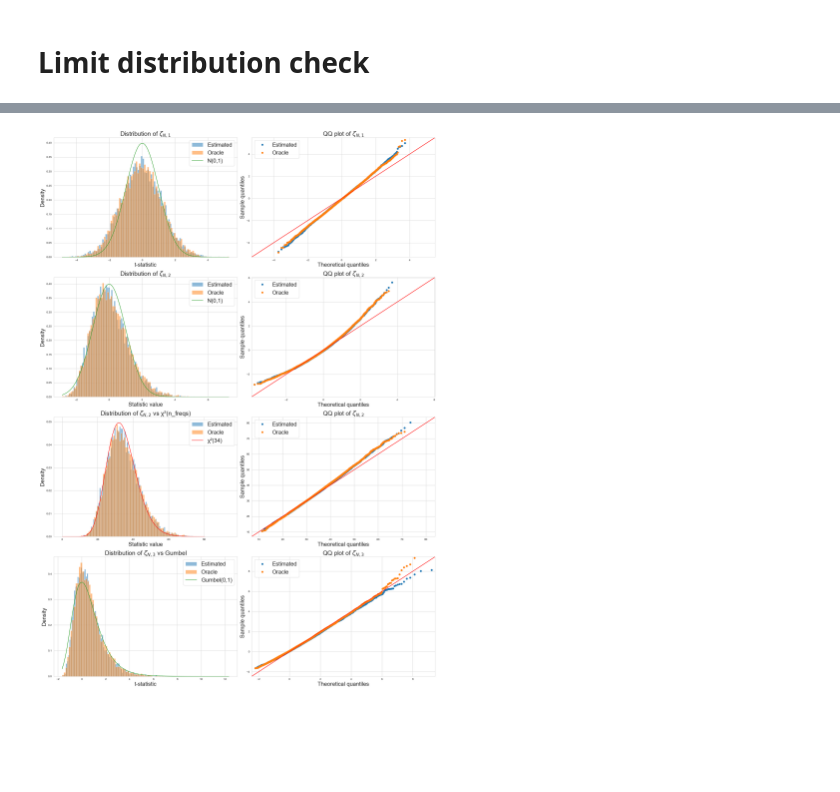
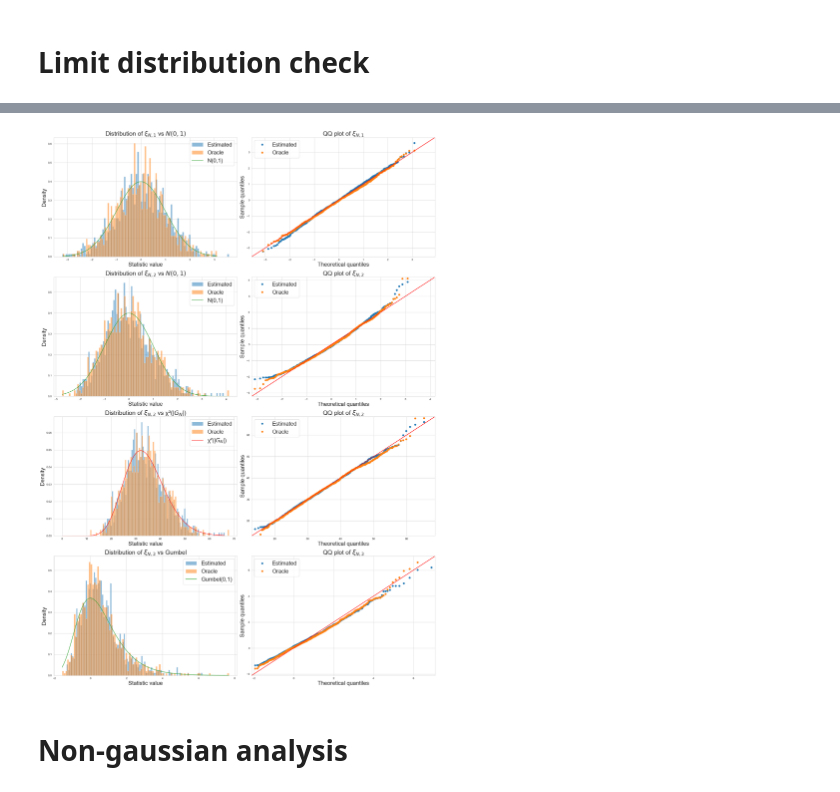
Before and after one commit to alexisrosuel/lrv-test, a Jupyter notebook: notebooks/clt_arma.ipynb, the cells around one changed output, grey strips where cells are left out. Drawn from its saved outputs; the diff is of its cells as text; code cells hidden in the pictures; blank space fills up the shorter version.

```diff
--- a/notebooks/clt_arma.ipynb
+++ b/notebooks/clt_arma.ipynb
@@ -72,0 +137,10 @@ results_hat = Parallel(n_jobs=5)(
+# %%
+results = Parallel(n_jobs=5)(delayed(run)(**task) for task in tqdm(tasks))
+
+with open(storage_path / "results.pkl", "wb") as f:
+    pickle.dump(results, f)
+# %%
+# load from pickle
+
+with open(storage_path / "results.pkl", "rb") as f:
+    results = pickle.load(f)
@@ -73,2 +149,4 @@ results_hat = Parallel(n_jobs=5)(
+# %%
+gaussian_results = [r for r in results if r["noise_func"] == "gaussian_sample"]
 # %%
 # plot distribution of t_stat_0
@@ -359,15 +461,19 @@ fig, axs = plt.subplots(4, 2, figsize=(2 * 10, 7 * 4))
 
 # plot distribution of t_stat_1
 ax = axs[0, 0]
-all_t_stat_1_oracle = np.array([r.t_stat_1 for r in results_oracle])
-all_t_stat_1_hat = np.array([r.t_stat_1 for r in results_hat])
+all_t_stat_1_oracle = np.array(
+    [r["lrv"].t_stat_1 for r in gaussian_results if r["oracle_sd"] is not None]
+)
+all_t_stat_1_hat = np.array(
+    [r["lrv"].t_stat_1 for r in gaussian_results if r["oracle_sd"] is None]
+)
 ax.hist(all_t_stat_1_hat, bins=100, density=True, alpha=0.5, label="Estimated")
 ax.hist(all_t_stat_1_oracle, bins=100, density=True, alpha=0.5, label="Oracle")
 x_range = np.linspace(np.min(all_t_stat_1_oracle), np.max(all_t_stat_1_oracle), 100)
 ax.plot(x_range, norm.pdf(x_range, 0, 1), label="N(0,1)")
 ax.legend(fontsize=20)
-ax.set_title(r"Distribution of $\zeta_{N, 1}$", fontsize=22)
-ax.set_xlabel("t-statistic", fontsize=20)
+ax.set_title(r"Distribution of $\xi_{N, 1}$ vs $N(0,1)$", fontsize=22)
+ax.set_xlabel("Statistic value", fontsize=20)
 ax.set_ylabel("Density", fontsize=20)
 
 ax = axs[0, 1]
@@ -391,7 +497,7 @@ qqplot(
     markeredgecolor="tab:orange",
     label="Oracle",
 )
-ax.set_title(r"QQ plot of $\zeta_{N, 1}$", fontsize=22)
+ax.set_title(r"QQ plot of $\xi_{N, 1}$", fontsize=22)
 ax.set_xlabel("Theoretical quantiles", fontsize=20)
 ax.set_ylabel("Sample quantiles", fontsize=20)
 ax.legend(fontsize=20)
@@ -401,9 +507,13 @@ ax.legend(fontsize=20)
 
 # Plot t_stat_2 values against N(0,1)
 ax = axs[1, 0]
-n_freqs = len(results_oracle[0].t_stats_0)
-all_t_stat_2_oracle = np.array([r.t_stat_2 for r in results_oracle])
-all_t_stat_2_hat = np.array([r.t_stat_2 for r in results_hat])
+n_freqs = len(freqs)
+all_t_stat_2_oracle = np.array(
+    [r["lrv"].t_stat_2 for r in gaussian_results if r["oracle_sd"] is not None]
+)
+all_t_stat_2_hat = np.array(
+    [r["lrv"].t_stat_2 for r in gaussian_results if r["oracle_sd"] is None]
+)
 ax.hist(all_t_stat_2_hat, bins=100, density=True, alpha=0.5, label="Estimated")
 ax.hist(all_t_stat_2_oracle, bins=100, density=True, alpha=0.5, label="Oracle")
 x_range = np.linspace(
@@ -413,7 +523,7 @@ x_range = np.linspace(
 )
 ax.plot(x_range, norm.pdf(x_range, 0, 1), label="N(0,1)")
 
-ax.set_title(r"Distribution of $\zeta_{N, 2}$", fontsize=22)
+ax.set_title(r"Distribution of $\xi_{N, 2}$ vs $N(0,1)$", fontsize=22)
 ax.set_xlabel("Statistic value", fontsize=20)
 ax.set_ylabel("Density", fontsize=20)
 ax.legend(fontsize=20)
@@ -441,7 +551,7 @@ qqplot(
     label="Oracle",
 )
 ax.legend(fontsize=20)
-ax.set_title(r"QQ plot of $\zeta_{N, 2}$", fontsize=22)
+ax.set_title(r"QQ plot of $\xi_{N, 2}$", fontsize=22)
 ax.set_xlabel("Theoretical quantiles", fontsize=20)
 ax.set_ylabel("Sample quantiles", fontsize=20)
 
@@ -450,15 +560,19 @@ ax.set_ylabel("Sample quantiles", fontsize=20)
 
 # Plot t_stat_3 values against chi2
 ax = axs[2, 0]
-n_freqs = len(results_oracle[0].t_stats_0)
-all_t_stat_3_oracle = np.array([r.t_stat_3 for r in results_oracle])
-all_t_stat_3_hat = np.array([r.t_stat_3 for r in results_hat])
+n_freqs = len(freqs)
+all_t_stat_3_oracle = np.array(
+    [r["lrv"].t_stat_3 for r in gaussian_results if r["oracle_sd"] is not None]
+)
+all_t_stat_3_hat = np.array(
+    [r["lrv"].t_stat_3 for r in gaussian_results if r["oracle_sd"] is None]
+)
 ax.hist(all_t_stat_3_hat, bins=100, density=True, alpha=0.5, label="Estimated")
 ax.hist(all_t_stat_3_oracle, bins=100, density=True, alpha=0.5, label="Oracle")
 x_range = np.linspace(0, np.max(all_t_stat_3_hat), 1000)
-ax.plot(x_range, chi2.pdf(x_range, df=n_freqs), label=f"χ²({n_freqs})", color="red")
+ax.plot(x_range, chi2.pdf(x_range, df=n_freqs), label=r"χ²(|$G_N$|)", color="red")
 
-ax.set_title(r"Distribution of $\zeta_{N,2}$ vs χ²(n_freqs)", fontsize=22)
+ax.set_title(r"Distribution of $\xi_{N,2}$ vs χ²(|$G_N$|)", fontsize=22)
 ax.set_xlabel("Statistic value", fontsize=20)
 ax.set_ylabel("Density", fontsize=20)
 ax.legend(fontsize=20)
@@ -488,7 +602,7 @@ qqplot(
     label="Oracle",
 )
 ax.legend(fontsize=20)
-ax.set_title(r"QQ plot of $\zeta_{N, 2}$", fontsize=22)
+ax.set_title(r"QQ plot of $\xi_{N, 2}$", fontsize=22)
 ax.set_xlabel("Theoretical quantiles", fontsize=20)
 ax.set_ylabel("Sample quantiles", fontsize=20)
 
@@ -498,8 +612,12 @@ ax.set_ylabel("Sample quantiles", fontsize=20)
 
 # plot t_stat_4 against Gumbel
 ax = axs[3, 0]
-all_t_stat_4_oracle = np.array([r.t_stat_4 for r in results_oracle])
-all_t_stat_4_hat = np.array([r.t_stat_4 for r in results_hat])
+all_t_stat_4_oracle = np.array(
+    [r["lrv"].t_stat_4 for r in gaussian_results if r["oracle_sd"] is not None]
+)
+all_t_stat_4_hat = np.array(
+    [r["lrv"].t_stat_4 for r in gaussian_results if r["oracle_sd"] is None]
+)
 ax.hist(all_t_stat_4_hat, bins=100, density=True, alpha=0.5, label="Estimated")
 ax.hist(all_t_stat_4_oracle, bins=100, density=True, alpha=0.5, label="Oracle")
 x_range = np.linspace(
@@ -509,8 +627,8 @@ x_range = np.linspace(
 )
 ax.plot(x_range, gumbel_r.pdf(x_range), label="Gumbel(0,1)")
 ax.legend(fontsize=20)
-ax.set_title(r"Distribution of $\zeta_{N,3}$ vs Gumbel", fontsize=22)
-ax.set_xlabel("t-statistic", fontsize=20)
+ax.set_title(r"Distribution of $\xi_{N,3}$ vs Gumbel", fontsize=22)
+ax.set_xlabel("Statistic value", fontsize=20)
 ax.set_ylabel("Density", fontsize=20)
 
 ax = axs[3, 1]
@@ -519,32 +637,34 @@ qqplot(
     dist=gumbel_r,
     line="45",
     ax=ax,
     marker="o",
     markerfacecolor="tab:blue",
     markeredgecolor="tab:blue",
     label="Estimated",
 )
 qqplot(
     all_t_stat_4_oracle,
     dist=gumbel_r,
     line="45",
     ax=ax,
     marker="o",
     markerfacecolor="tab:orange",
     markeredgecolor="tab:orange",
     label="Oracle",
 )
 ax.legend(fontsize=20)
-ax.set_title(r"QQ plot of $\zeta_{N,3}$", fontsize=22)
+ax.set_title(r"QQ plot of $\xi_{N,3}$", fontsize=22)
 ax.set_xlabel("Theoretical quantiles", fontsize=20)
 ax.set_ylabel("Sample quantiles", fontsize=20)
 
 
 ###########
 
 plt.tight_layout()
 plt.show()
 
 fig.savefig(storage_path / "zeta-all-distribution.png")
 # %% [output]
-[figure, old version]
+[figure, new version]
+# %% [markdown]
+# Non-gaussian analysis
```
Also changed, not shown: parts of 12 cells of this notebook, 24 other files.
